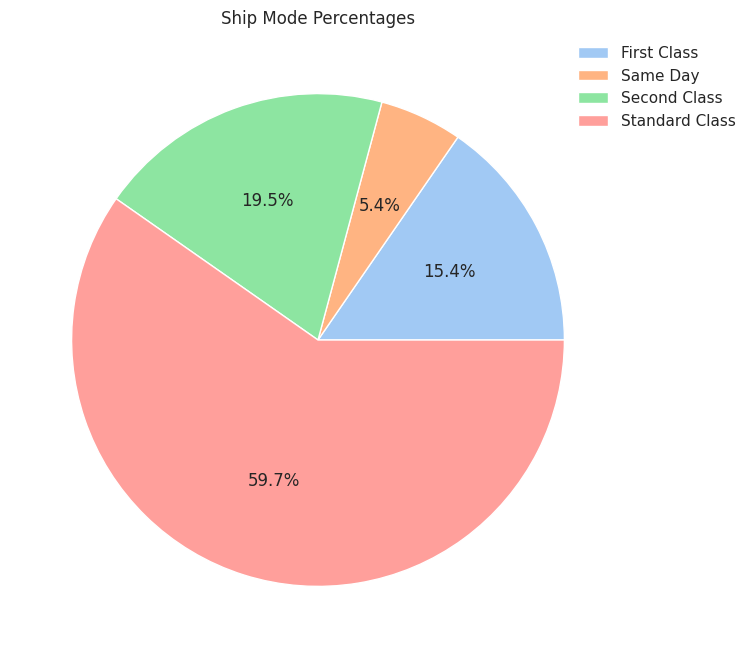
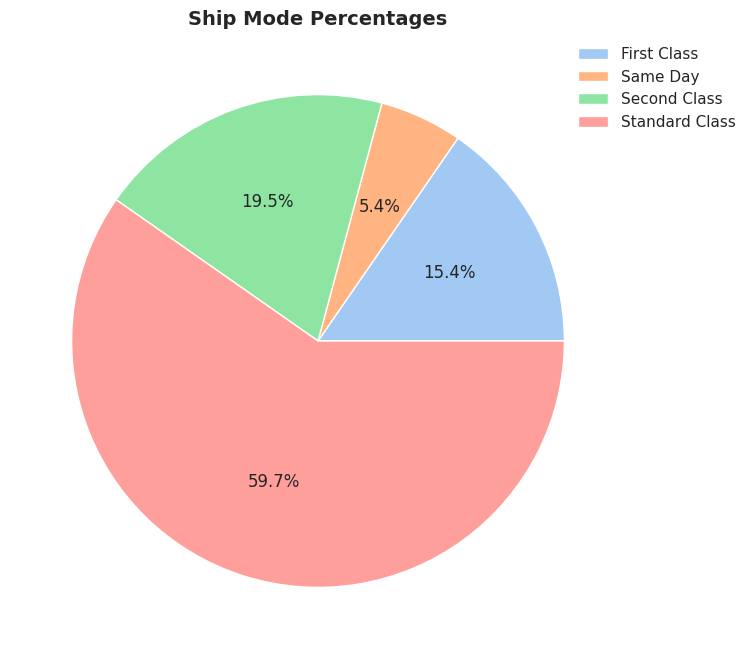
Code edit (unified diff) that turned the first committed figure into the second:
--- before
+++ after
@@ -17,4 +17,8 @@
 )
 
-plt.title("Ship Mode Percentages")
+plt.title(
+    "Ship Mode Percentages",
+    fontsize=14,
+    fontweight="bold"
+)
 plt.show()

Commit: Titles font modified